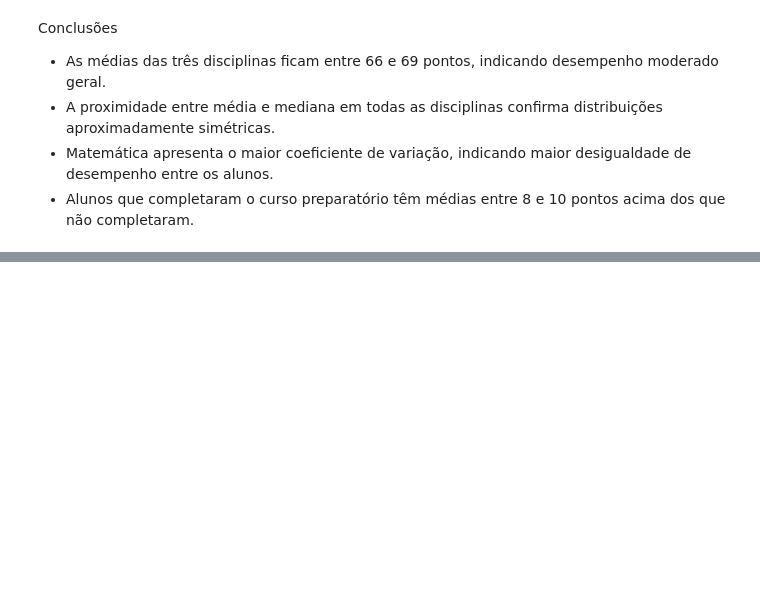
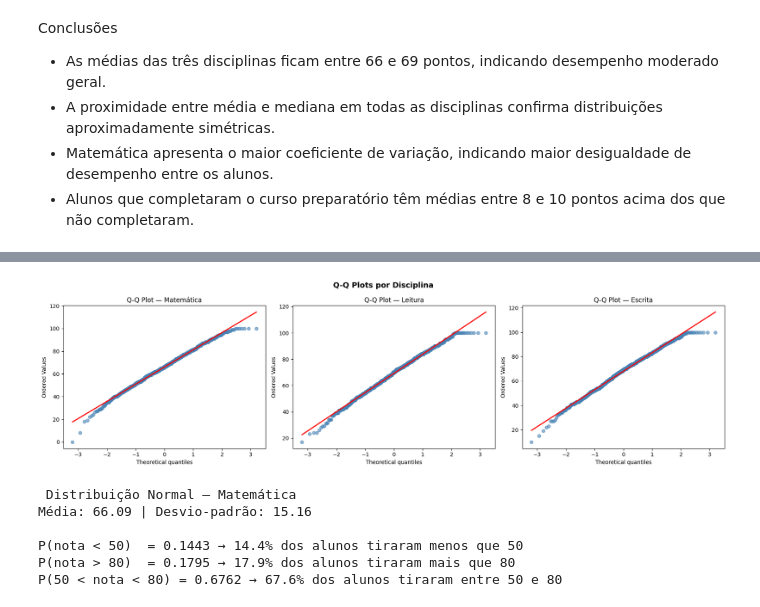
Before and after one commit to bemourasilva-png/estatistica-students-performance, a Jupyter notebook: notebook/analise_students_performance.ipynb, the cells around one changed output, grey strips where cells are left out. Saved outputs shown, nothing was run; the diff lists cells and outputs as text; code cells hidden in the pictures; blank space fills up the shorter version.

```diff
--- a/notebook/analise_students_performance.ipynb
+++ b/notebook/analise_students_performance.ipynb
@@ -345,0 +396,39 @@ Conclusões
+# %%
+fig, axes = plt.subplots(1, 3, figsize=(18, 5))
+
+for i, (col, titulo) in enumerate(zip(disciplinas, titulos)):
+    stats.probplot(base[col], dist="norm", plot=axes[i])
+    axes[i].set_title(f'Q-Q Plot — {titulo}')
+    axes[i].get_lines()[0].set(color='steelblue', alpha=0.6)
+    axes[i].get_lines()[1].set(color='red', linewidth=2)
+
+plt.suptitle('Q-Q Plots por Disciplina', fontsize=14, fontweight='bold')
+plt.tight_layout()
+plt.show()
+# %% [output]
+[figure, added]
+# %%
+media_mat = base['math score'].mean()
+dp_mat    = base['math score'].std()
+
+print(" Distribuição Normal — Matemática")
+print(f"Média: {media_mat:.2f} | Desvio-padrão: {dp_mat:.2f}\n")
+
+# P(nota < 50)
+p1 = stats.norm.cdf(50, media_mat, dp_mat)
+print(f"P(nota < 50)  = {p1:.4f} → {p1*100:.1f}% dos alunos tiraram menos que 50")
+
+# P(nota > 80)
+p2 = 1 - stats.norm.cdf(80, media_mat, dp_mat)
+print(f"P(nota > 80)  = {p2:.4f} → {p2*100:.1f}% dos alunos tiraram mais que 80")
+
+# P(50 < nota < 80)
+p3 = stats.norm.cdf(80, media_mat, dp_mat) - stats.norm.cdf(50, media_mat, dp_mat)
+print(f"P(50 < nota < 80) = {p3:.4f} → {p3*100:.1f}% dos alunos tiraram entre 50 e 80")
+# %% [output]
+ Distribuição Normal — Matemática
+Média: 66.09 | Desvio-padrão: 15.16
+
+P(nota < 50)  = 0.1443 → 14.4% dos alunos tiraram menos que 50
+P(nota > 80)  = 0.1795 → 17.9% dos alunos tiraram mais que 80
+P(50 < nota < 80) = 0.6762 → 67.6% dos alunos tiraram entre 50 e 80
```
Also changed, not shown: parts of 6 cells of this notebook.
